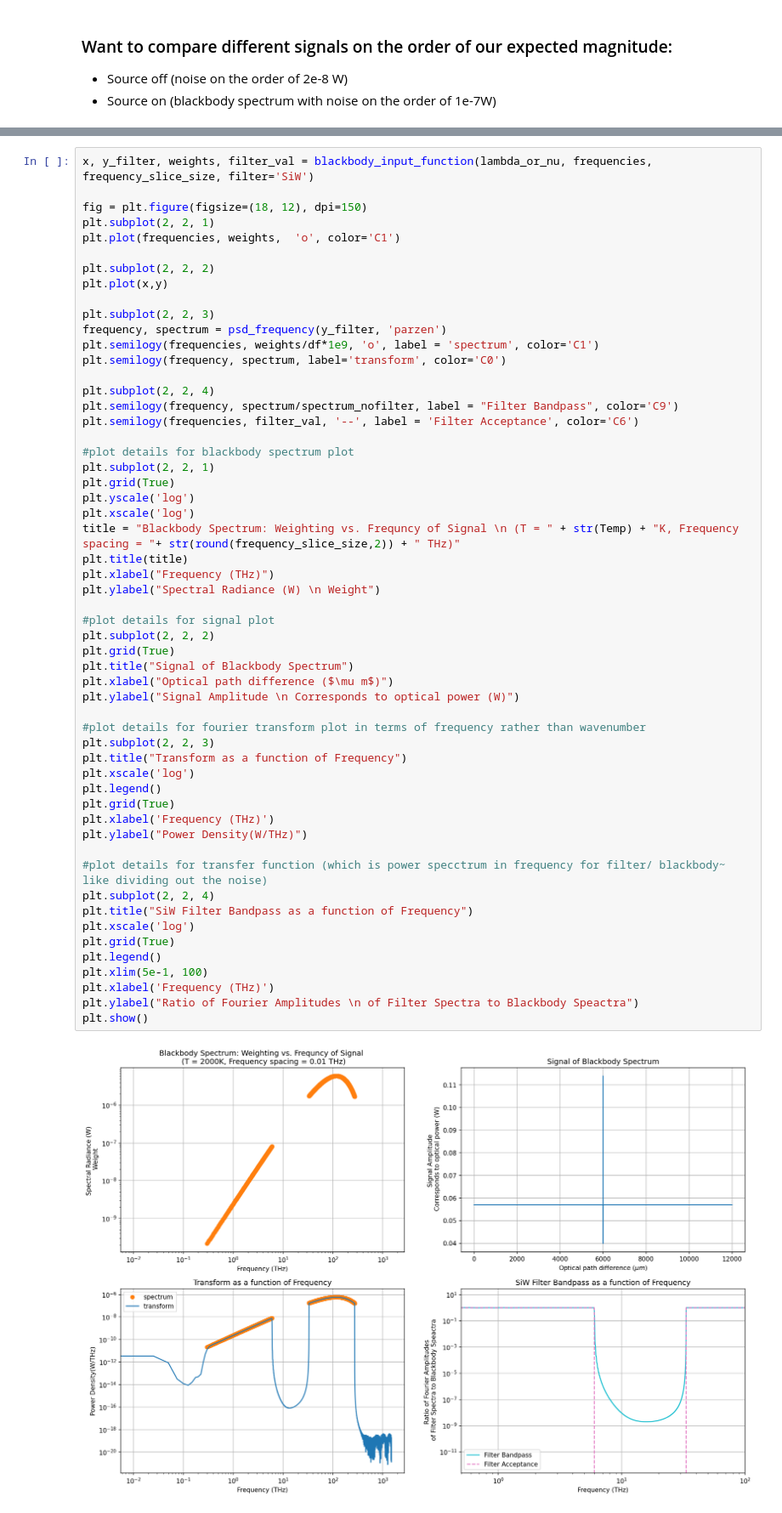
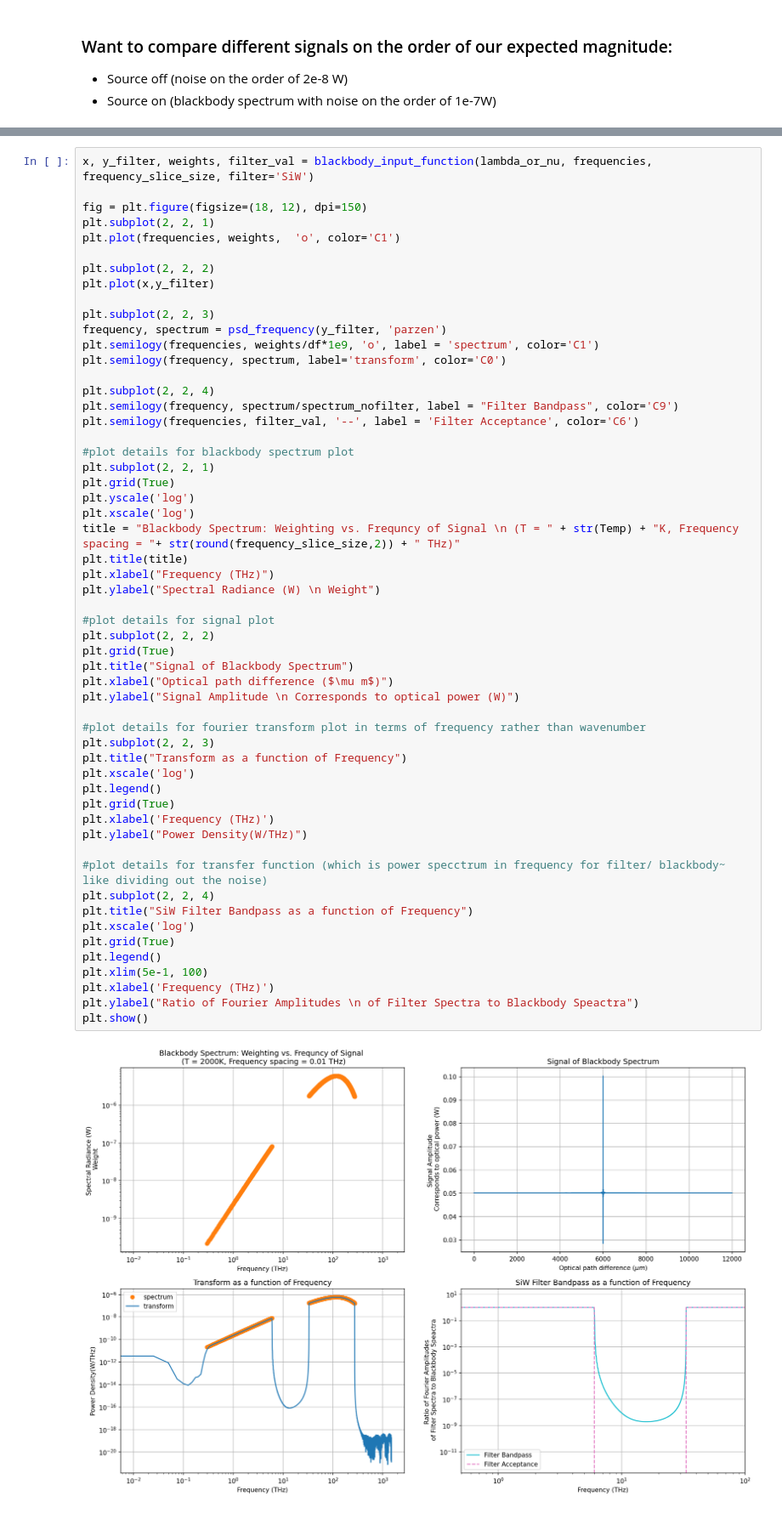
Before and after one commit to nkurinsky/THz-FTS, a Jupyter notebook: python/Notebooks/BBspectrum_FTS_(arbitrary_FrequencyList).ipynb, the cells around one changed output, grey strips where cells are left out. Shown at 85% size. Cells and saved outputs as stored; diff of their text form.

```diff
--- a/python/Notebooks/BBspectrum_FTS_(arbitrary_FrequencyList).ipynb
+++ b/python/Notebooks/BBspectrum_FTS_(arbitrary_FrequencyList).ipynb
@@ -116,7 +117,7 @@ plt.subplot(2, 2, 1)
 plt.plot(frequencies, weights,  'o', color='C1')
 
 plt.subplot(2, 2, 2)
-plt.plot(x,y)
+plt.plot(x,y_filter)
 
 plt.subplot(2, 2, 3)
 frequency, spectrum = psd_frequency(y_filter, 'parzen')
@@ -137,34 +138,34 @@ plt.title(title)
 plt.xlabel("Frequency (THz)")
 plt.ylabel("Spectral Radiance (W) \n Weight")
 
 #plot details for signal plot
 plt.subplot(2, 2, 2)
 plt.grid(True)
 plt.title("Signal of Blackbody Spectrum")
 plt.xlabel("Optical path difference ($\mu m$)")
 plt.ylabel("Signal Amplitude \n Corresponds to optical power (W)")
 
 #plot details for fourier transform plot in terms of frequency rather than wavenumber
 plt.subplot(2, 2, 3)
 plt.title("Transform as a function of Frequency")
 plt.xscale('log')
 plt.legend()
 plt.grid(True)
 plt.xlabel('Frequency (THz)')
 plt.ylabel("Power Density(W/THz)")
 
 #plot details for transfer function (which is power specctrum in frequency for filter/ blackbody~ like dividing out the noise)
 plt.subplot(2, 2, 4)
 plt.title("SiW Filter Bandpass as a function of Frequency")
 plt.xscale('log')
 plt.grid(True)
 plt.legend()
 plt.xlim(5e-1, 100)
 plt.xlabel('Frequency (THz)')
 plt.ylabel("Ratio of Fourier Amplitudes \n of Filter Spectra to Blackbody Speactra")
 plt.show()
 # %% [output]
-[figure, old version]
+[figure, new version]
 # %%
 fig = plt.figure(figsize=(6, 3), dpi=100)
 
```
Also changed, not shown: parts of 5 cells of this notebook.
